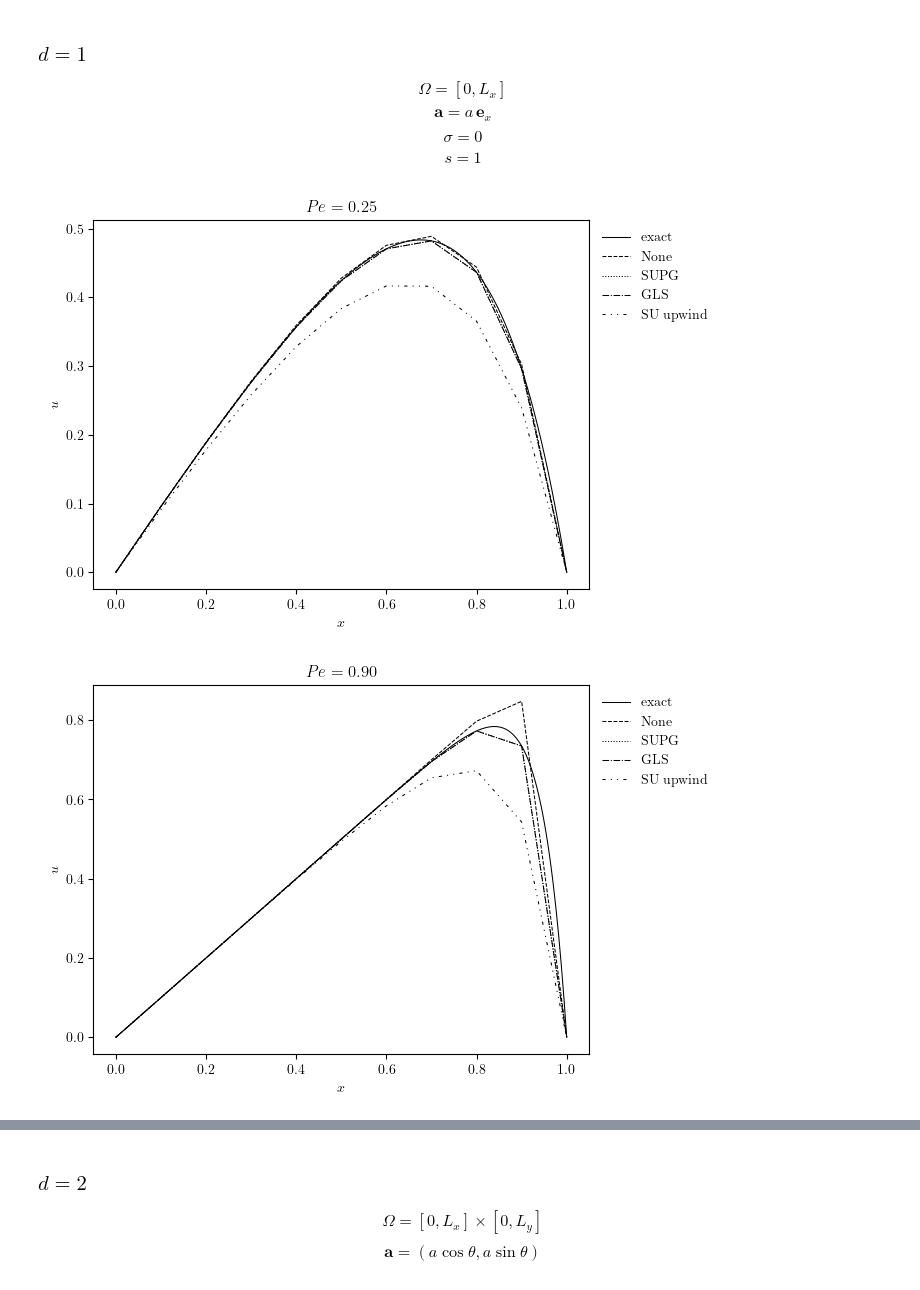
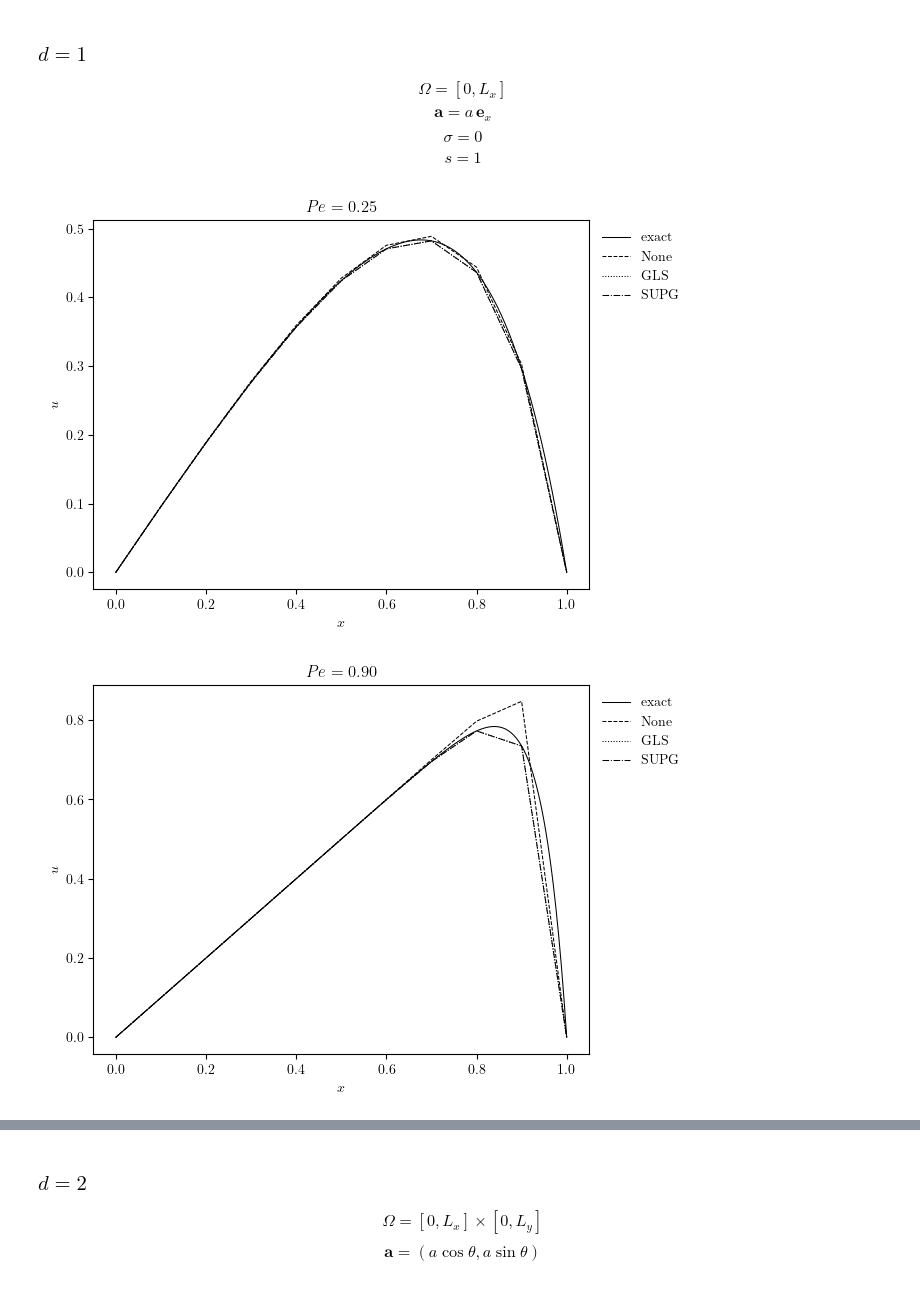
Before and after one commit to george-poole/LUCiFEx, a Jupyter notebook: demo/N02_stabilized_steady_advection_diffusion.ipynb, the cells around one changed output, grey strips where cells are left out. Saved outputs shown, nothing was run; the diff lists cells and outputs as text; code cells hidden in the pictures.

```diff
--- a/demo/N02_stabilized_steady_advection_diffusion.ipynb
+++ b/demo/N02_stabilized_steady_advection_diffusion.ipynb
@@ -166,7 +167,7 @@ def adr_solver_1d(
         bcs_strong = None
         bcs_weak = bcs
     else:
-        bcs_strong = bcs,
+        bcs_strong = bcs
         bcs_weak = None
 
     u_solver = bvp_solver(steady_advection_diffusion, bcs=bcs_strong)(
@@ -183,7 +184,7 @@ dirichlet = (0.0, 0.0)
 Lx = 1.0
 Nx = 10
 
-stabilizations = (None, 'SUPG', 'GLS', 'SU upwind')
+stabilizations = (None, 'GLS', 'SUPG')
 epsilons = (0.2, 1/18, 1/100)
 
 results: dict[float, dict[str | None, Function]] = nested_dict(2)
@@ -198,17 +199,18 @@ for eps in epsilons:
 # %%
 def exact_1d(
     x: np.ndarray,
     a: float,
     eps: float,
 ) -> np.ndarray:
     return (1 / a) * (x - (1 - np.exp(a / eps * x)) / (1.0 - np.exp(a / eps)))
 
 x = np.linspace(0, Lx, num=500)
 
 for Pe, stbl_u in results.items():
     legend_labels = ['exact', *stbl_u.keys()]
     lines = [(x, exact_1d(x, a, peclets[Pe])), *(u for u in stbl_u.values())]
-    plot_line(lines, legend_labels, x_label='$x$', y_label='$u$', title=f'$Pe={Pe:.2f}$')
+    fig, ax = plot_line(lines, legend_labels, x_label='$x$', y_label='$u$', title=f'$Pe={Pe:.2f}$')
+    write(fig, f'N02_stabilized_steady_advection_diffusion_Pe={Pe:.2f}', './figures', close=False, pickle=False)
 # %% [output]
-[figure, old version]
+[figure, new version]
-[figure, old version]
+[figure, new version]
```
Also changed, not shown: parts of 2 cells of this notebook, 12 other files.
